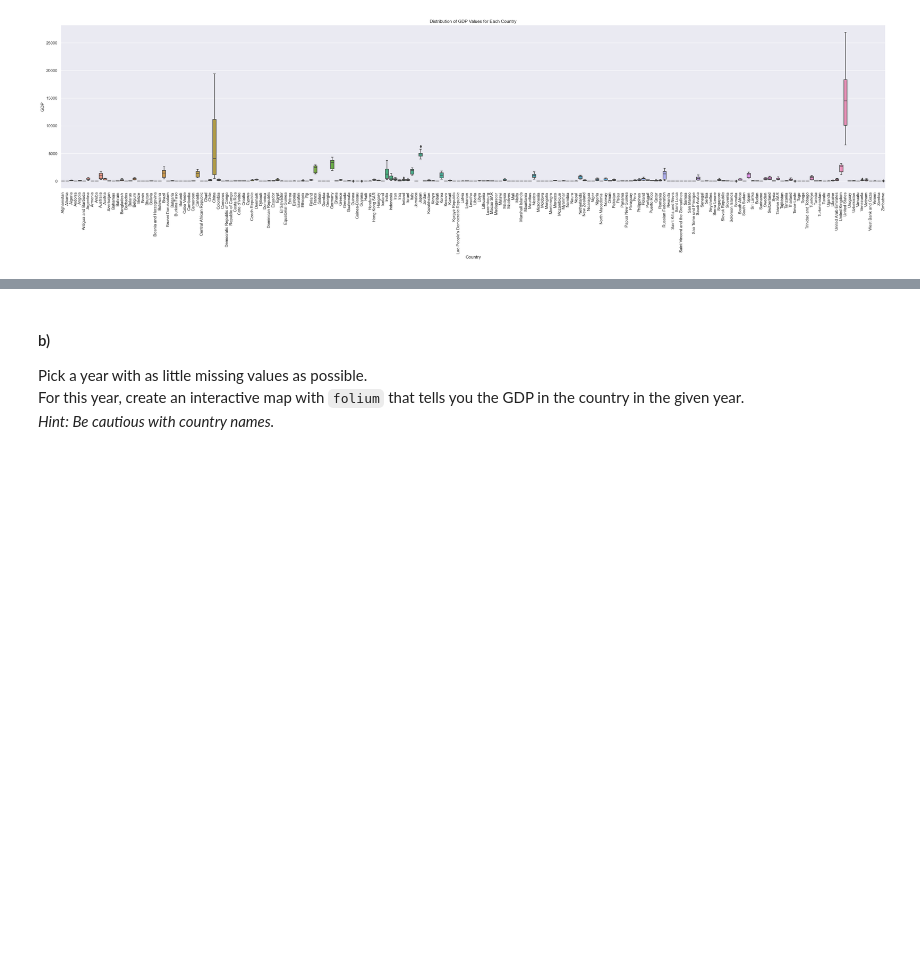
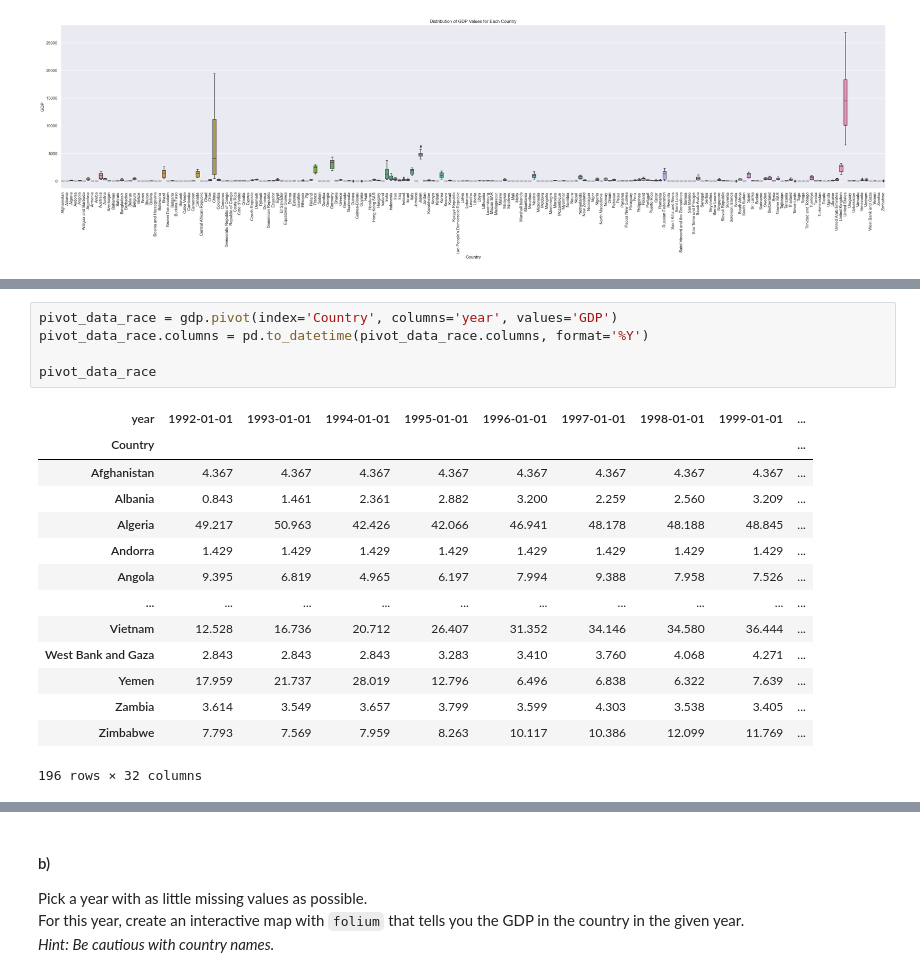
Before and after one commit to miTTimmiTTim/TIDS, a Jupyter notebook: ClassProject.ipynb, the cells around one changed output, grey strips where cells are left out. Cells and saved outputs as stored; diff of their text form; blank space fills up the shorter version.

```diff
--- a/ClassProject.ipynb
+++ b/ClassProject.ipynb
@@ -425,0 +429,20 @@ plt.show()
+# %%
+pivot_data_race = gdp.pivot(index='Country', columns='year', values='GDP')
+pivot_data_race.columns = pd.to_datetime(pivot_data_race.columns, format='%Y')
+
+pivot_data_race
+# %% [output]
+| year | 1992-01-01 | 1993-01-01 | 1994-01-01 | 1995-01-01 | 1996-01-01 | 1997-01-01 | 1998-01-01 | 1999-01-01 | ... |
+| Country |  |  |  |  |  |  |  |  | ... |
+| Afghanistan | 4.367 | 4.367 | 4.367 | 4.367 | 4.367 | 4.367 | 4.367 | 4.367 | ... |
+| Albania | 0.843 | 1.461 | 2.361 | 2.882 | 3.200 | 2.259 | 2.560 | 3.209 | ... |
+| Algeria | 49.217 | 50.963 | 42.426 | 42.066 | 46.941 | 48.178 | 48.188 | 48.845 | ... |
+| Andorra | 1.429 | 1.429 | 1.429 | 1.429 | 1.429 | 1.429 | 1.429 | 1.429 | ... |
+| Angola | 9.395 | 6.819 | 4.965 | 6.197 | 7.994 | 9.388 | 7.958 | 7.526 | ... |
+| ... | ... | ... | ... | ... | ... | ... | ... | ... | ... |
+| Vietnam | 12.528 | 16.736 | 20.712 | 26.407 | 31.352 | 34.146 | 34.580 | 36.444 | ... |
+| West Bank and Gaza | 2.843 | 2.843 | 2.843 | 3.283 | 3.410 | 3.760 | 4.068 | 4.271 | ... |
+| Yemen | 17.959 | 21.737 | 28.019 | 12.796 | 6.496 | 6.838 | 6.322 | 7.639 | ... |
+| Zambia | 3.614 | 3.549 | 3.657 | 3.799 | 3.599 | 4.303 | 3.538 | 3.405 | ... |
+| Zimbabwe | 7.793 | 7.569 | 7.959 | 8.263 | 10.117 | 10.386 | 12.099 | 11.769 | ... |
+196 rows × 32 columns
```
Also changed, not shown: parts of 10 cells of this notebook, 1 other file.
